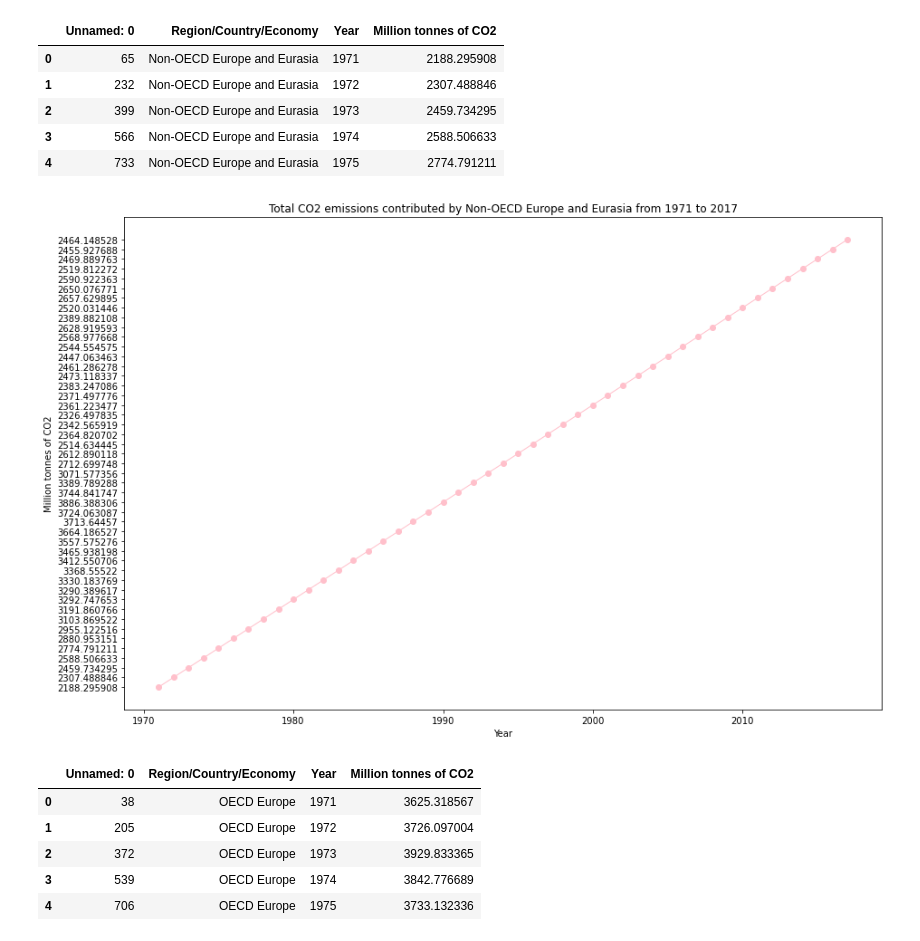
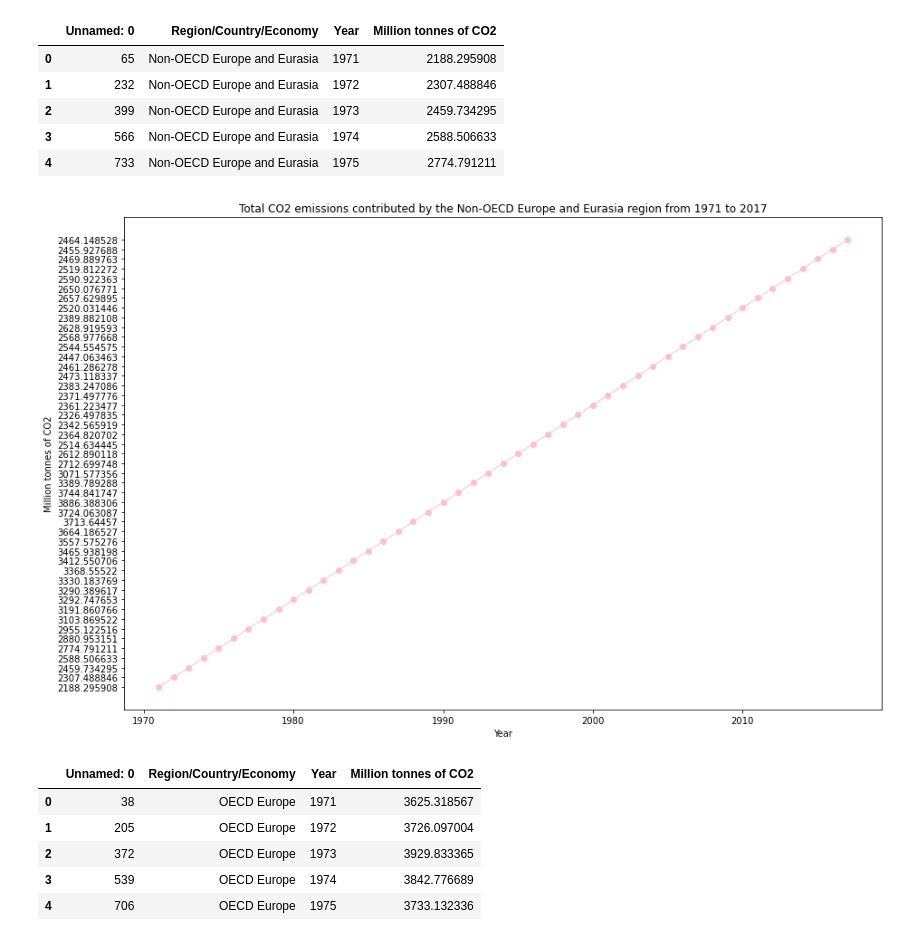
Before and after one commit to coreymcculley/Investigation-into-Carbon-Emmisions-and-Renenwable-Energy, a Jupyter notebook: rice bootcamp renewable resources project/co2_emissions.ipynb, the cells around one changed output. Saved outputs shown, nothing was run; the diff lists cells and outputs as text; code cells hidden in the pictures.

```diff
--- a/rice bootcamp renewable resources project/co2_emissions.ipynb
+++ b/rice bootcamp renewable resources project/co2_emissions.ipynb
@@ -281,18 +281,18 @@ non_europe_eurasia_df.reset_index(drop=True).head()
 # %%
 x_axis = non_europe_eurasia_df["Year"]
 mtco2e = non_europe_eurasia_df["Million tonnes of CO2"]
 
 plt.figure(figsize=(15,10))
 
 plt.plot(x_axis,mtco2e,linewidth=1,marker="o",color="pink")
 
-plt.title("Total CO2 emissions contributed by Non-OECD Europe and Eurasia from 1971 to 2017")
+plt.title("Total CO2 emissions contributed by the Non-OECD Europe and Eurasia region from 1971 to 2017")
 plt.xlabel("Year")
 plt.ylabel("Million tonnes of CO2")
 
 plt.show()
 # %% [output]
-[figure, old version]
+[figure, new version]
 # %%
 europe_df = co2_data.loc[co2_data["Region/Country/Economy"] == "OECD Europe"]
 europe_df.reset_index(drop=True).head()
```
Also changed, not shown: parts of 3 cells of this notebook.
